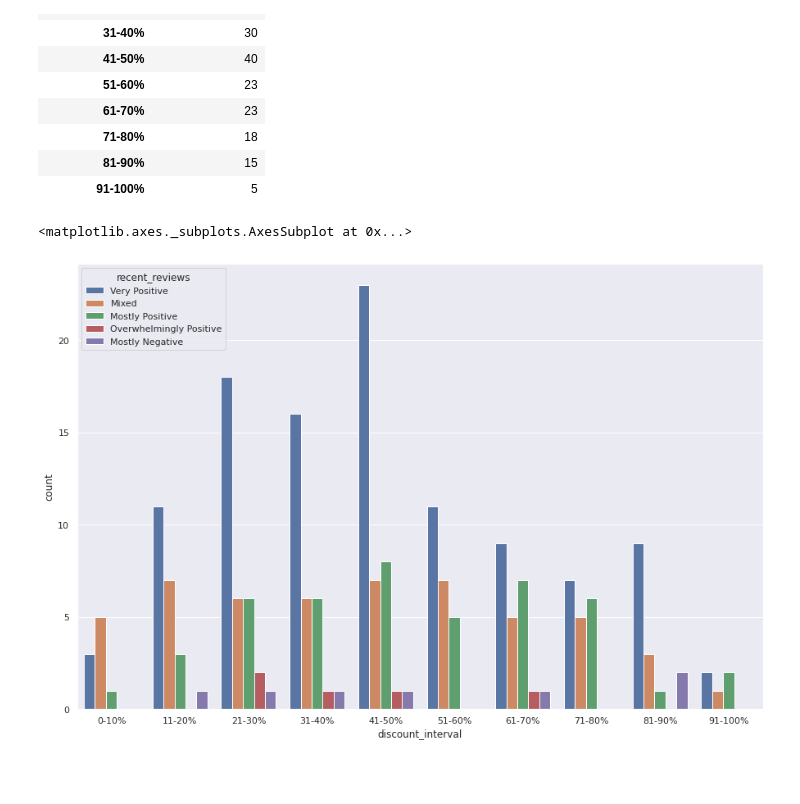
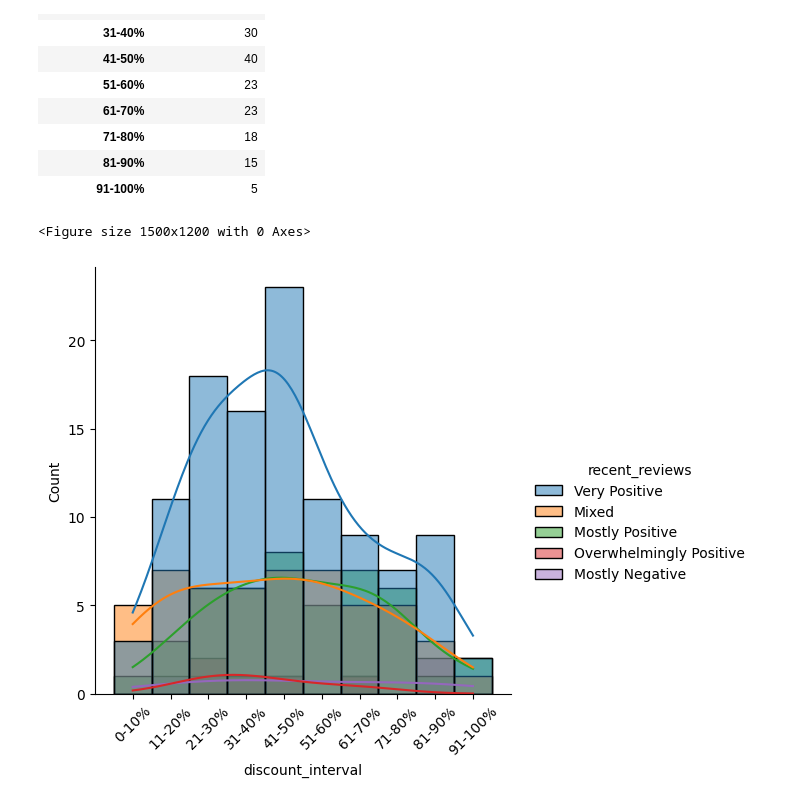
Before and after one commit to rankwicz/Pet_project, a Jupyter notebook: pet_project.ipynb, the cells around one changed output. Saved outputs shown, nothing was run; the diff lists cells and outputs as text; code cells hidden in the pictures; blank space fills up the shorter version.

```diff
--- a/pet_project.ipynb
+++ b/pet_project.ipynb
@@ -3,7 +3,7 @@ import pandas as pd
 import numpy as np
 from utils import initial_data_check
 # %%
-steam = pd.read_csv('~/Pet_project/steam_games.csv')
+steam = pd.read_csv('/Users/ankvic/Desktop/Pet_project/steam_games.csv')
 # %%
 steam['release_date'] = pd.to_datetime(steam['release_date'], format='%b %d, %Y', errors='coerce')
 # %%
@@ -227,8 +214,10 @@ merged_df.groupby('discount_interval').agg({'discount_interval':'count'})
 # %%
 import seaborn as sns
 import matplotlib.pyplot as plt
-plt.figure(figsize=(15, 10))
-sns.countplot(data=merged_df, x='discount_interval', hue='recent_reviews')
+plt.figure(figsize=(15, 12))
+sns.displot(data=merged_df, x='discount_interval', hue='recent_reviews', kde='True')
+plt.xticks(rotation=45)
+plt.show()
 # %% [output]
-<matplotlib.axes._subplots.AxesSubplot at 0x...>
+<Figure size 1500x1200 with 0 Axes>
-[figure, old version]
+[figure, new version]
```
Also changed, not shown: parts of 7 cells of this notebook.
